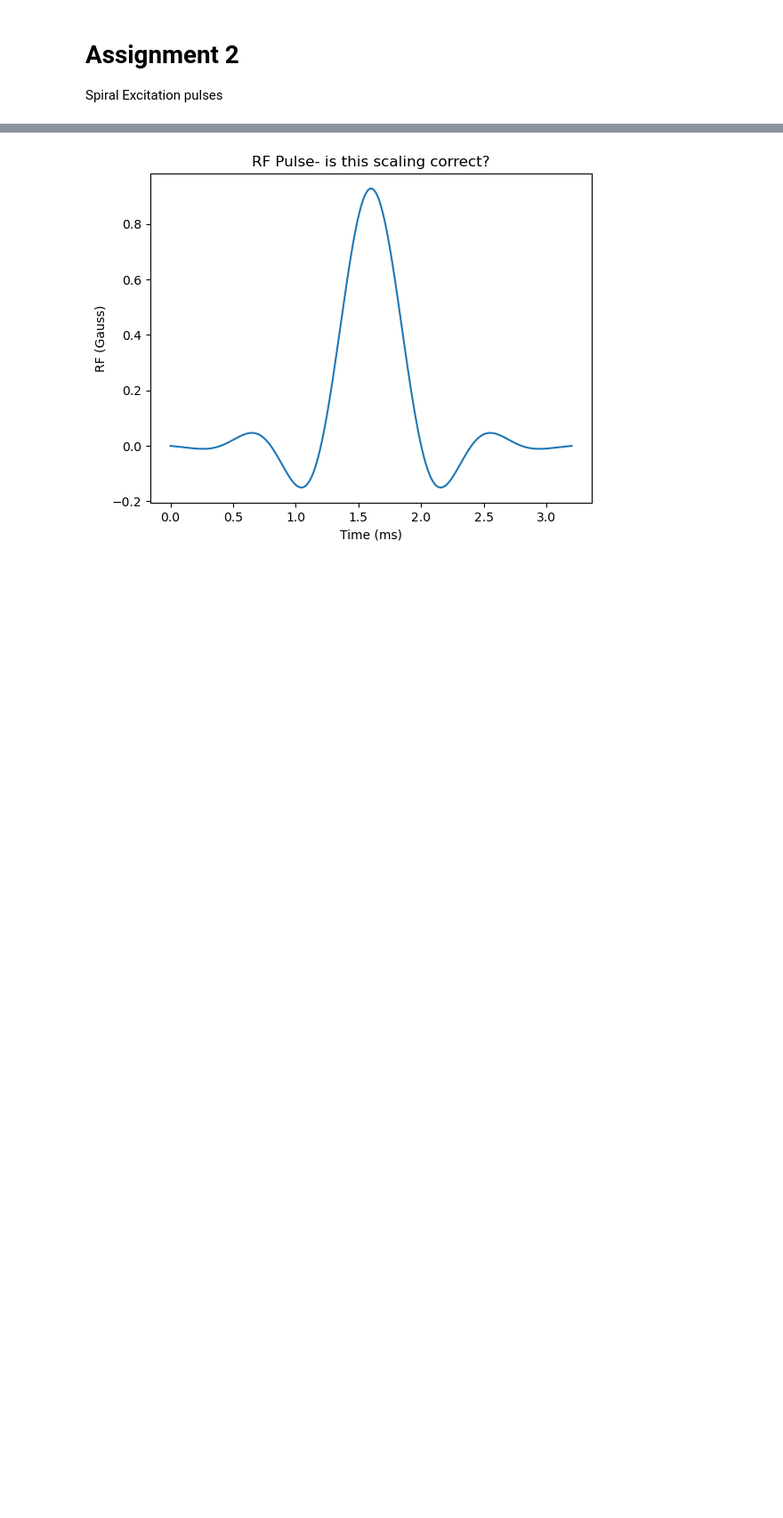
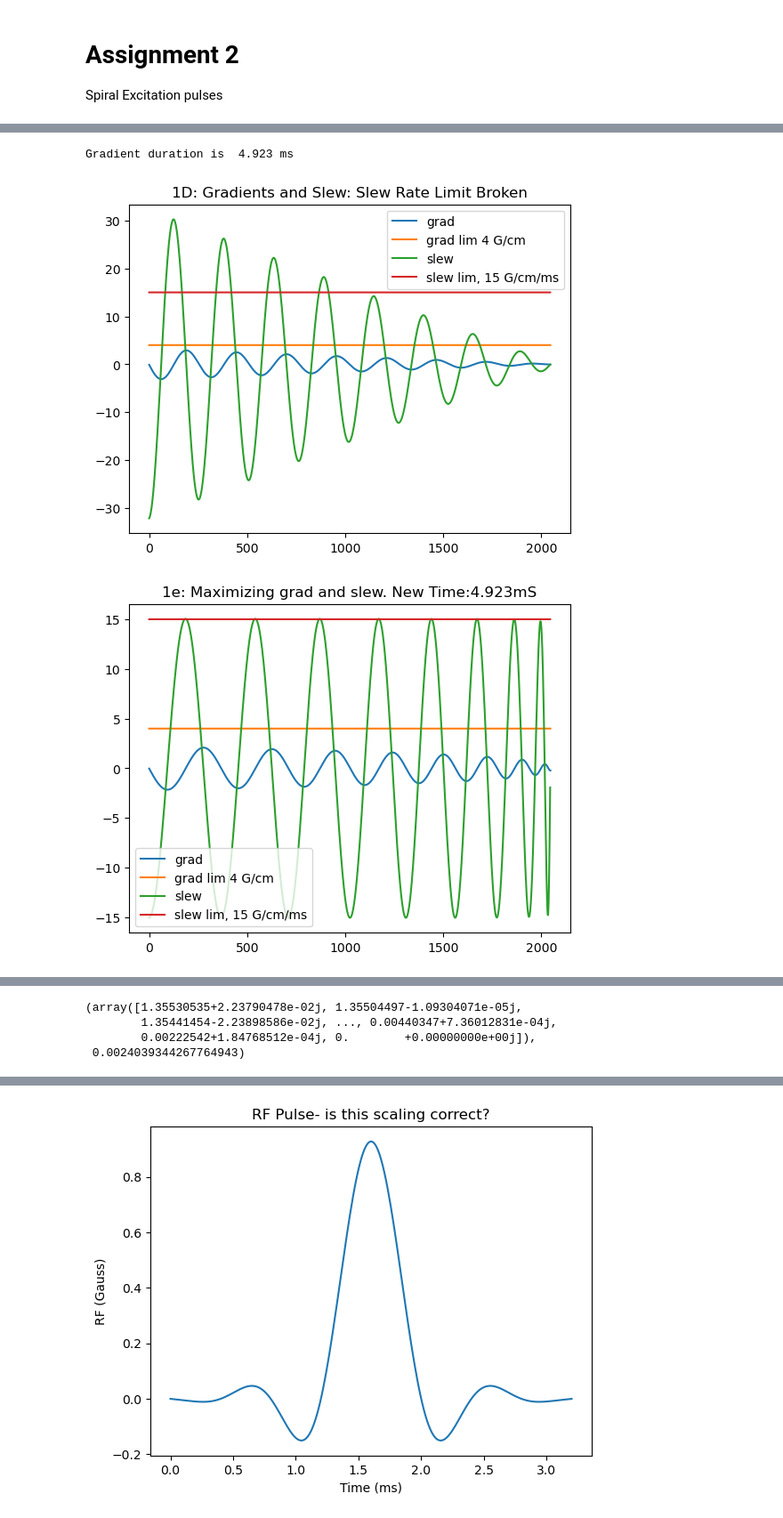
Before and after one commit to jhillard-stanford/mri-fingerprinting, a Jupyter notebook: assingment2/assignment2.ipynb, the cells around one changed output, grey strips where cells are left out. Shown at 89% size. Cells and saved outputs as stored; diff of their text form; code cells hidden in the pictures; blank space fills up the shorter version.

```diff
--- a/assingment2/assignment2.ipynb
+++ b/assingment2/assignment2.ipynb
@@ -36,0 +52,52 @@ plt.show()
+# %%
+#1d):
+from ktog import *
+from ktos import *
+
+time_total = 5
+dt = time_total/2048
+g = ktog(ka,dt)
+s = ktos(ka,dt)
+plt.figure()
+plt.title("1D: Gradients and Slew: Slew Rate Limit Broken")
+plt.plot(g, label="grad")
+plt.plot(4*np.ones(len(g)),label='grad lim 4 G/cm')
+#plt.legend()
+#plt.figure()
+plt.plot(s,label="slew")
+plt.plot(15*np.ones(len(s)), label="slew lim, 15 G/cm/ms")
+plt.legend()
+
+#1e):
+from csg import *
+k,dt = csg(ka,4,15) #(ka, gmax,slewmax)
+g = ktog(k,dt)
+s = ktos(k,dt)
+plt.figure()
+plt.title(f"1e: Maximizing grad and slew. New Time:{dt*len(k):0.3f}mS")
+plt.plot(g, label="grad")
+plt.plot(4*np.ones(len(g)),label='grad lim 4 G/cm')
+#plt.legend()
+#plt.figure()
+plt.plot(s,label="slew")
+plt.plot(15*np.ones(len(s)), label="slew lim, 15 G/cm/ms")
+plt.legend()
+
+
+fig, axes = plt.subplots(1, 2, figsize=(10, 5))
+axes[0].plot(np.real(k), label="real k")
+axes[0].plot(np.imag(k),label="imag k")
+axes[0].plot(np.real(ka), '.', label="real ka (old)")
+axes[0].plot(np.imag(ka), '.', label="imag ka (old)")
+axes[0].legend()
+axes[0].set_title("1.e: Maximized Gradients Trajectory")
+axes[0].axis('off')
+axes[1].plot(np.real(k),np.imag(k))
+axes[1].set_title('real and complex plotted together')
+axes[1].axis('off')
+plt.tight_layout()
+plt.show()
+# %% [output]
+Gradient duration is  4.923 ms
+[figure, added]
+[figure, added]
@@ -36,0 +105,7 @@ plt.show()
+# %%
+k
+# %% [output]
+(array([1.35530535+2.23790478e-02j, 1.35504497-1.09304071e-05j,
+        1.35441454-2.23898586e-02j, ..., 0.00440347+7.36012831e-04j,
+        0.00222542+1.84768512e-04j, 0.        +0.00000000e+00j]),
+ 0.0024039344267764943)
```
Also changed, not shown: parts of 6 cells of this notebook, 2 other files.
